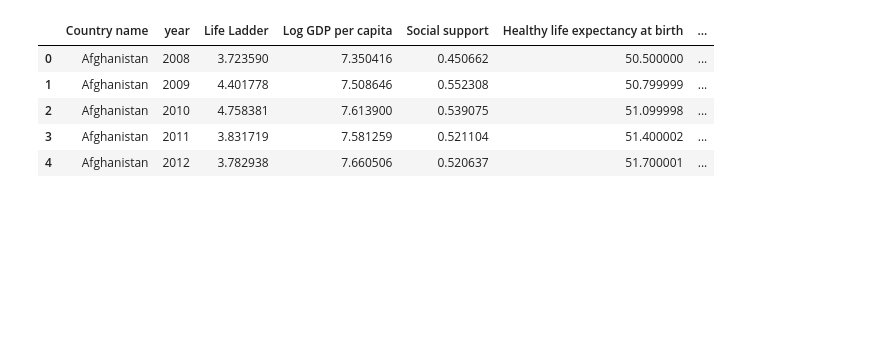
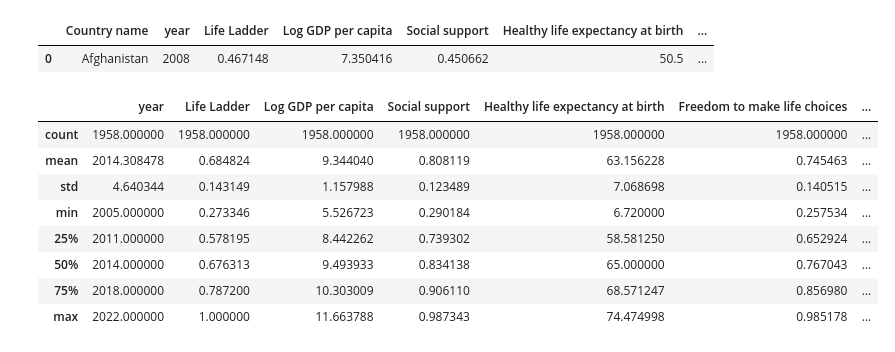
Before and after one commit to BasileFleury/pe-hackathon, a Jupyter notebook: h-Basile.ipynb, the cells around one changed output. Saved outputs shown, nothing was run; the diff lists cells and outputs as text; code cells hidden in the pictures; blank space fills up the shorter version.

```diff
--- a/h-Basile.ipynb
+++ b/h-Basile.ipynb
@@ -2,14 +2,25 @@
 import common
 import numpy as np
 import pandas as pd
+import matplotlib.pyplot as plt
 df = common.load_data()
-#pd = pd.read_excel("DataForTable2.1WHR2023.xls")
+#df = pd.read_excel("DataForTable2.1WHR2023.xls")#,index_col = [0,1])
+
+common.normalize_avec_zero(df,"Life Ladder")
+df.head(1)
+# %% [output]
+|  | Country name | year | Life Ladder | Log GDP per capita | Social support | Healthy life expectancy at birth | ... |
+| 0 | Afghanistan | 2008 | 0.467148 | 7.350416 | 0.450662 | 50.5 | ... |
 # %%
-df.head()
+#df["Life Ladder"].loc[("Afghanistan",2008)]
+df.describe()
 # %% [output]
-|  | Country name | year | Life Ladder | Log GDP per capita | Social support | Healthy life expectancy at birth | ... |
-| 0 | Afghanistan | 2008 | 3.723590 | 7.350416 | 0.450662 | 50.500000 | ... |
-| 1 | Afghanistan | 2009 | 4.401778 | 7.508646 | 0.552308 | 50.799999 | ... |
-| 2 | Afghanistan | 2010 | 4.758381 | 7.613900 | 0.539075 | 51.099998 | ... |
-| 3 | Afghanistan | 2011 | 3.831719 | 7.581259 | 0.521104 | 51.400002 | ... |
-| 4 | Afghanistan | 2012 | 3.782938 | 7.660506 | 0.520637 | 51.700001 | ... |
+|  | year | Life Ladder | Log GDP per capita | Social support | Healthy life expectancy at birth | Freedom to make life choices | ... |
+| count | 1958.000000 | 1958.000000 | 1958.000000 | 1958.000000 | 1958.000000 | 1958.000000 | ... |
+| mean | 2014.308478 | 0.684824 | 9.344040 | 0.808119 | 63.156228 | 0.745463 | ... |
+| std | 4.640344 | 0.143149 | 1.157988 | 0.123489 | 7.068698 | 0.140515 | ... |
+| min | 2005.000000 | 0.273346 | 5.526723 | 0.290184 | 6.720000 | 0.257534 | ... |
+| 25% | 2011.000000 | 0.578195 | 8.442262 | 0.739302 | 58.581250 | 0.652924 | ... |
+| 50% | 2014.000000 | 0.676313 | 9.493933 | 0.834138 | 65.000000 | 0.767043 | ... |
+| 75% | 2018.000000 | 0.787200 | 10.303009 | 0.906110 | 68.571247 | 0.856980 | ... |
+| max | 2022.000000 | 1.000000 | 11.663788 | 0.987343 | 74.474998 | 0.985178 | ... |
```
Also changed, not shown: parts of 5 cells of this notebook.
